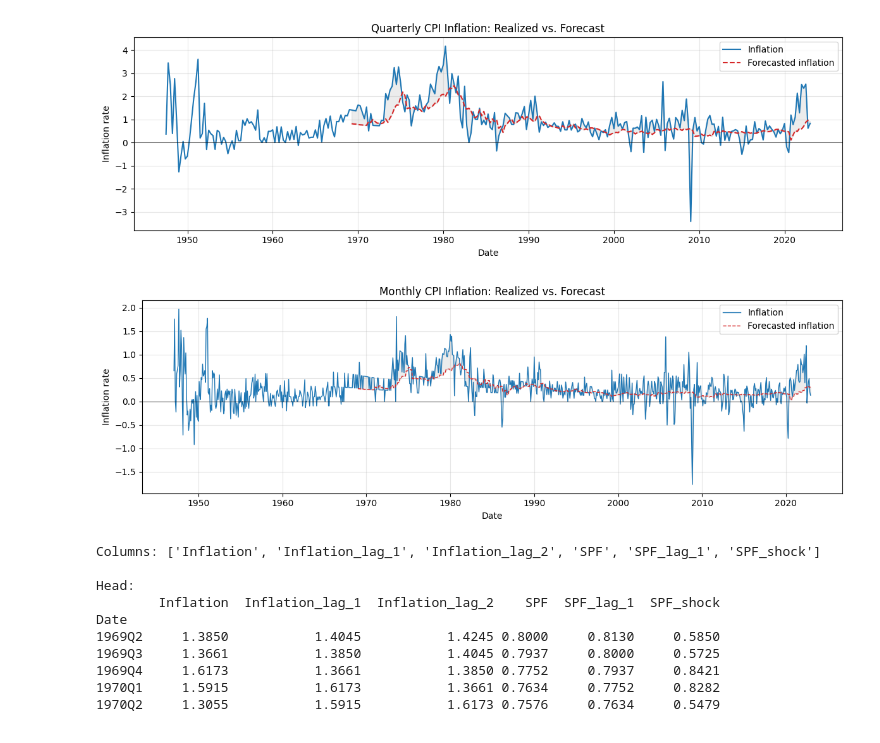
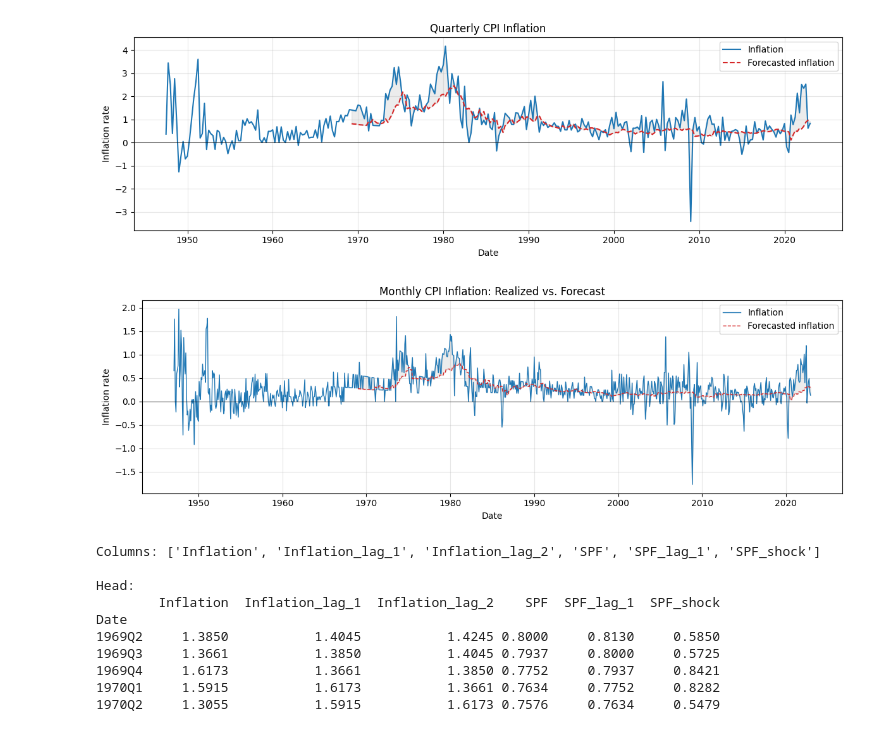
Before and after one commit to HSun3370/Inflation_Dynamics, a Jupyter notebook: DataSummary/DataSummary.ipynb, the cells around one changed output. Cells and saved outputs as stored; diff of their text form; code cells hidden in the pictures.

```diff
--- a/DataSummary/DataSummary.ipynb
+++ b/DataSummary/DataSummary.ipynb
@@ -195,36 +195,36 @@ ax1.fill_between(data_quarter.index,
                  data_quarter['Forecasted inflation'],
                  alpha=0.15, color='gray')
 ax1.axhline(0, color='black', linewidth=0.5)
-ax1.set_title('Quarterly CPI Inflation: Realized vs. Forecast')
+ax1.set_title('Quarterly CPI Inflation')
 ax1.set_ylabel('Inflation rate')
 ax1.set_xlabel('Date')
 ax1.legend(loc='upper right')
 ax1.grid(True, alpha=0.3)
 fig1.tight_layout()
 fig1.savefig('cpi_inflation_quarterly.png', dpi=300, bbox_inches='tight')
 
 # ---- Figure 2: Monthly ----
 fig2, ax2 = plt.subplots(figsize=(12, 4))
 ax2.plot(data_month.index, data_month['Inflation'],
          label='Inflation', color='#1f77b4', linewidth=1.0)
 ax2.plot(data_month.index, data_month['Forecasted inflation'],
          label='Forecasted inflation', color='#d62728', linewidth=1.0, linestyle='--')
 ax2.fill_between(data_month.index,
                  data_month['Inflation'],
                  data_month['Forecasted inflation'],
                  alpha=0.15, color='gray')
 ax2.axhline(0, color='black', linewidth=0.5)
 ax2.set_title('Monthly CPI Inflation: Realized vs. Forecast')
 ax2.set_ylabel('Inflation rate')
 ax2.set_xlabel('Date')
 ax2.legend(loc='upper right')
 ax2.grid(True, alpha=0.3)
 fig2.tight_layout()
 fig2.savefig('cpi_inflation_monthly.png', dpi=300, bbox_inches='tight')
 
 plt.show()
 # %% [output]
-[figure, old version]
+[figure, new version]
 [figure]
 # %%
 # Quarterly dataset with state variables + SPF_shock, then summary for Inflation/SPF/SPF_shock
```
Also changed, not shown: 28 other files.
